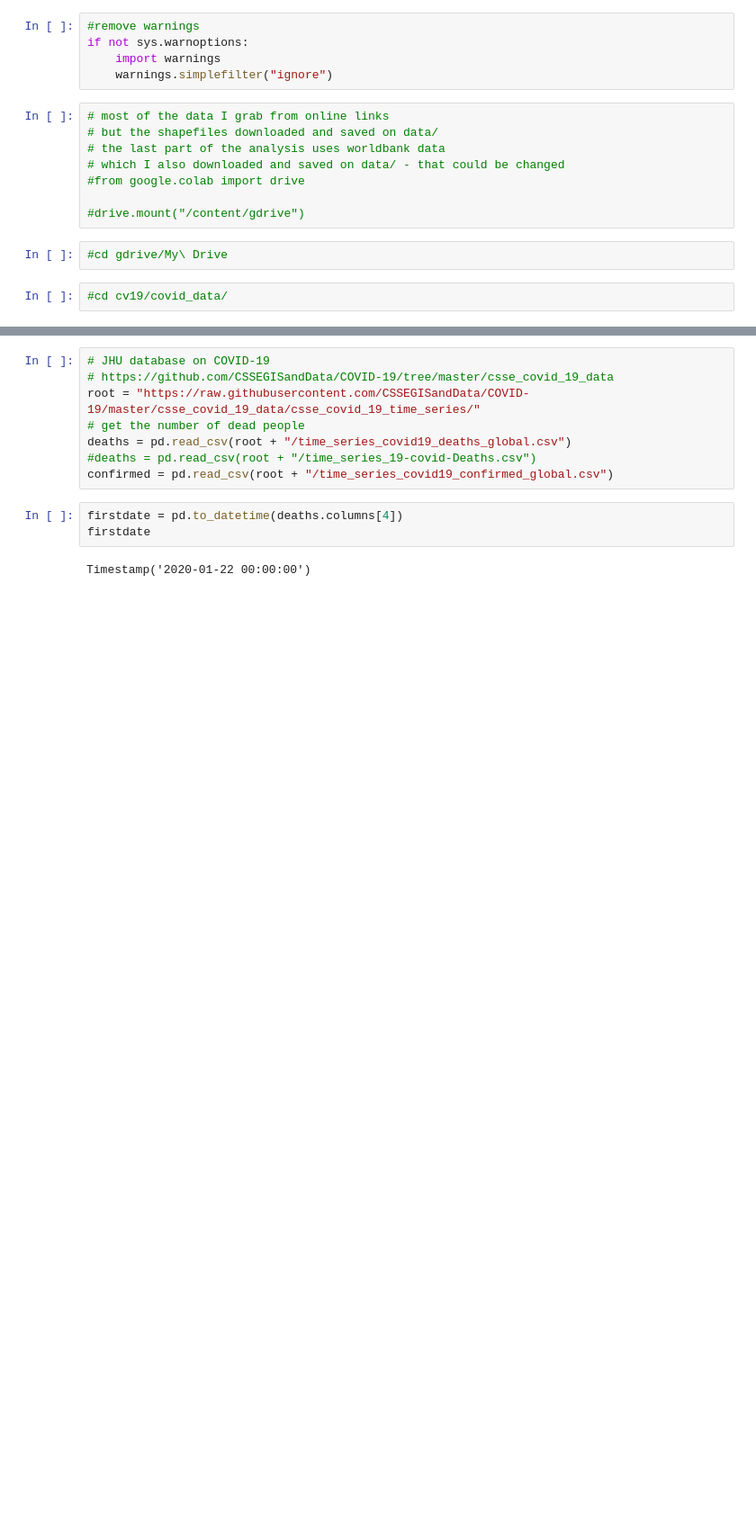
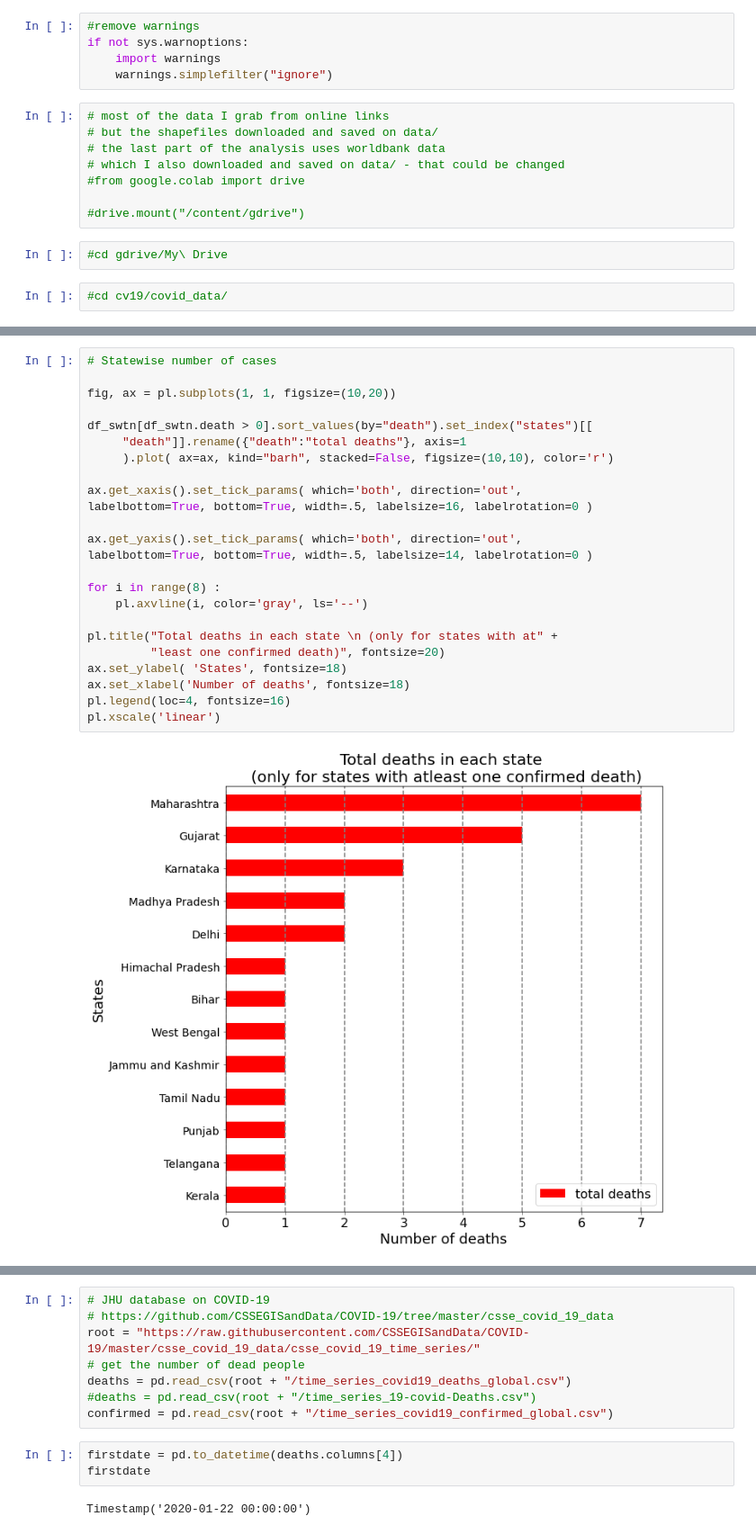
Before and after one commit to ahmadryan/covid19, a Jupyter notebook: coronavirus_quick_model2.ipynb, the cells around one changed output, grey strips where cells are left out. Shown at 90% size. Cells and saved outputs as stored; diff of their text form; blank space fills up the shorter version.

```diff
--- a/coronavirus_quick_model2.ipynb
+++ b/coronavirus_quick_model2.ipynb
@@ -116,0 +221,26 @@ len(dates)
+# %%
+# Statewise number of cases
+
+fig, ax = pl.subplots(1, 1, figsize=(10,20))
+
+df_swtn[df_swtn.death > 0].sort_values(by="death").set_index("states")[[
+     "death"]].rename({"death":"total deaths"}, axis=1
+     ).plot( ax=ax, kind="barh", stacked=False, figsize=(10,10), color='r')
+
+ax.get_xaxis().set_tick_params( which='both', direction='out',
+labelbottom=True, bottom=True, width=.5, labelsize=16, labelrotation=0 )
+
+ax.get_yaxis().set_tick_params( which='both', direction='out',
+labelbottom=True, bottom=True, width=.5, labelsize=14, labelrotation=0 )
+
+for i in range(8) :
+    pl.axvline(i, color='gray', ls='--')
+
+pl.title("Total deaths in each state \n (only for states with at" +
+         "least one confirmed death)", fontsize=20)
+ax.set_ylabel( 'States', fontsize=18)
+ax.set_xlabel('Number of deaths', fontsize=18)
+pl.legend(loc=4, fontsize=16)
+pl.xscale('linear')
+# %% [output]
+[figure, added]
```
Also changed, not shown: parts of 20 cells of this notebook.
